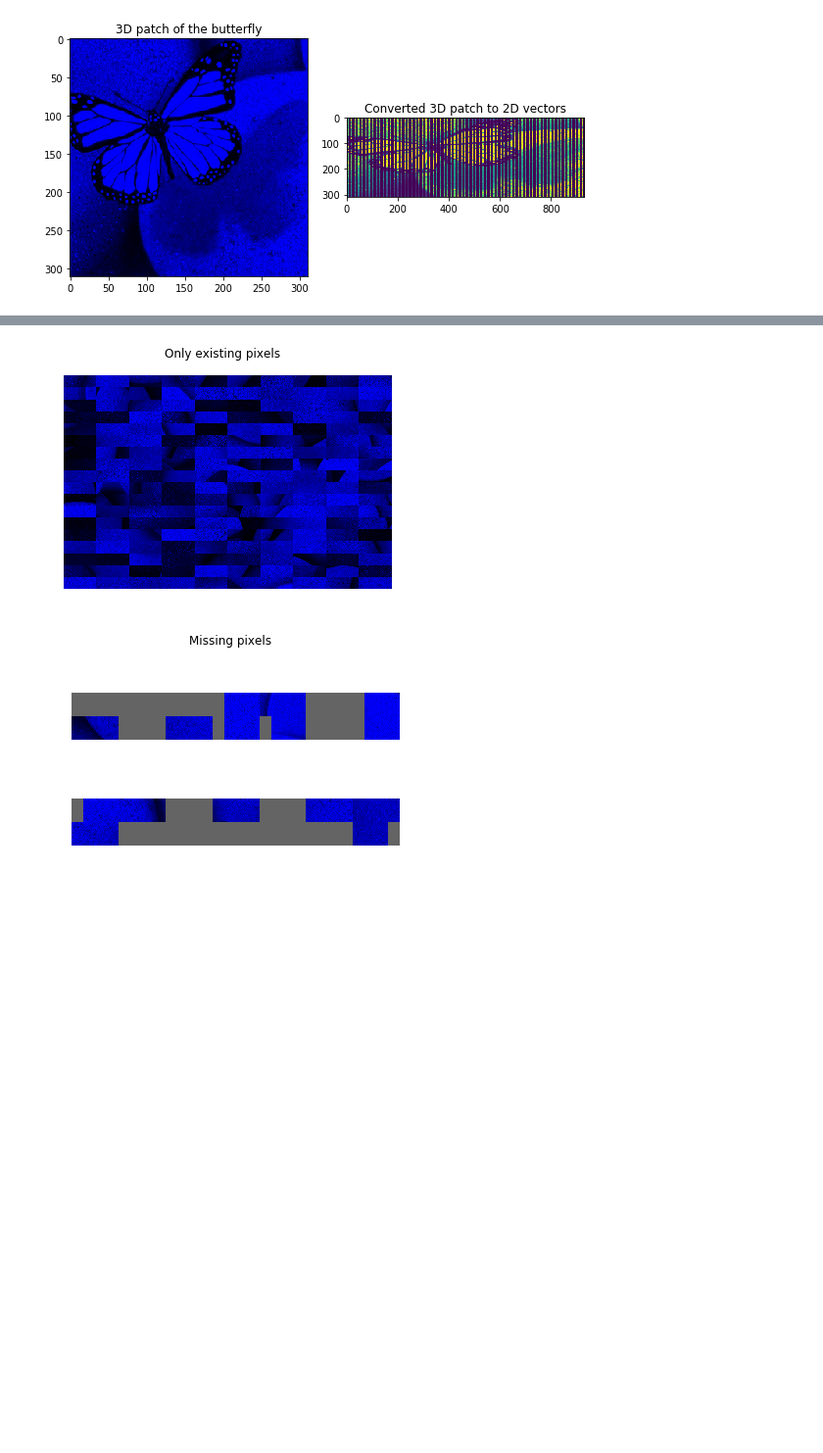
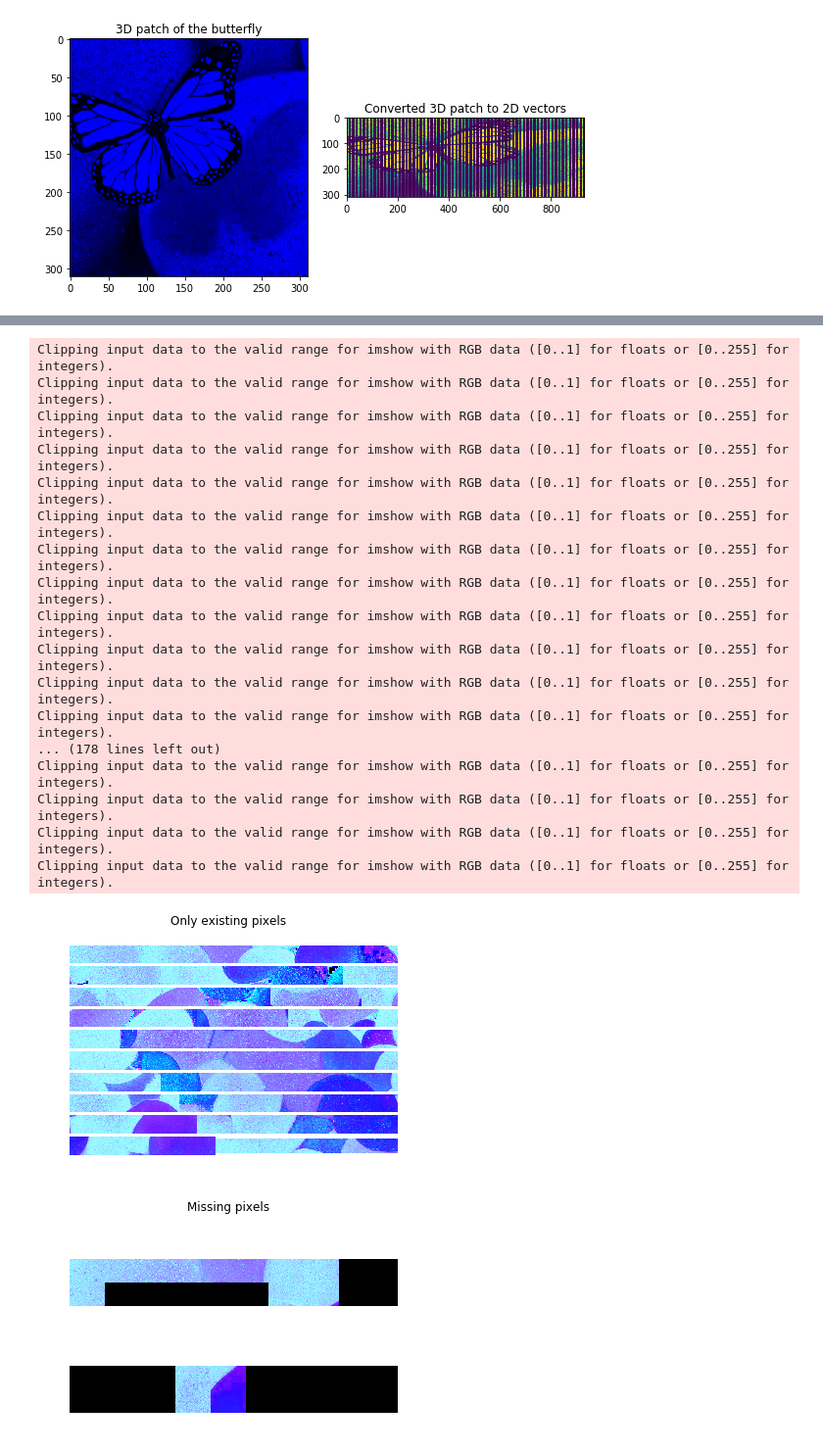
Before and after one commit to ATidiane/ARF, a Jupyter notebook: InpaintingProject/inpainting.ipynb, the cells around one changed output, grey strips where cells are left out. Shown at 98% size. Saved outputs shown, nothing was run; the diff lists cells and outputs as text; code cells hidden in the pictures; blank space fills up the shorter version.

```diff
--- a/InpaintingProject/inpainting.ipynb
+++ b/InpaintingProject/inpainting.ipynb
@@ -330,7 +335,7 @@ fig, (ax1, ax2) = plt.subplots(ncols=2, figsize=(12, 5))
 im_noise = noise(im_norm, 5)
 show_im(im_noise, "Noisy image", ax1)
 
-im_del = delete_rect(im_norm, 300, 750, 300, 350)
+im_del = delete_rect(im_hsv, 300, 750, 300, 350)
 
 show_im(im_del, "Deleting the beautiful butterfly", ax2)
 # %% [output]
@@ -338,11 +345,28 @@ show_im(im_del, "Deleting the beautiful butterfly", ax2)
 # %%
 live, missing = image_patches(im_del, step=100)
 
 # Plot patches with no missing pixels
-plot_dico_patches(live, title="Only existing pixels", ncols=10)
+plot_dico_patches(live, title="Only existing pixels", ncols=18)
 
 # Plot patches with missing pixels
 plot_dico_patches(missing, title="Missing pixels", ncols=7)
 # %% [output]
+Clipping input data to the valid range for imshow with RGB data ([0..1] for floats or [0..255] for integers).
+Clipping input data to the valid range for imshow with RGB data ([0..1] for floats or [0..255] for integers).
+Clipping input data to the valid range for imshow with RGB data ([0..1] for floats or [0..255] for integers).
+Clipping input data to the valid range for imshow with RGB data ([0..1] for floats or [0..255] for integers).
+Clipping input data to the valid range for imshow with RGB data ([0..1] for floats or [0..255] for integers).
+Clipping input data to the valid range for imshow with RGB data ([0..1] for floats or [0..255] for integers).
+Clipping input data to the valid range for imshow with RGB data ([0..1] for floats or [0..255] for integers).
+Clipping input data to the valid range for imshow with RGB data ([0..1] for floats or [0..255] for integers).
+Clipping input data to the valid range for imshow with RGB data ([0..1] for floats or [0..255] for integers).
+Clipping input data to the valid range for imshow with RGB data ([0..1] for floats or [0..255] for integers).
+Clipping input data to the valid range for imshow with RGB data ([0..1] for floats or [0..255] for integers).
+Clipping input data to the valid range for imshow with RGB data ([0..1] for floats or [0..255] for integers).
+... (178 lines left out)
+Clipping input data to the valid range for imshow with RGB data ([0..1] for floats or [0..255] for integers).
+Clipping input data to the valid range for imshow with RGB data ([0..1] for floats or [0..255] for integers).
+Clipping input data to the valid range for imshow with RGB data ([0..1] for floats or [0..255] for integers).
+Clipping input data to the valid range for imshow with RGB data ([0..1] for floats or [0..255] for integers).
-[figure, old version]
+[figure, new version]
-[figure, old version]
+[figure, new version]
```
Also changed, not shown: parts of 13 cells of this notebook, 2 other files.
